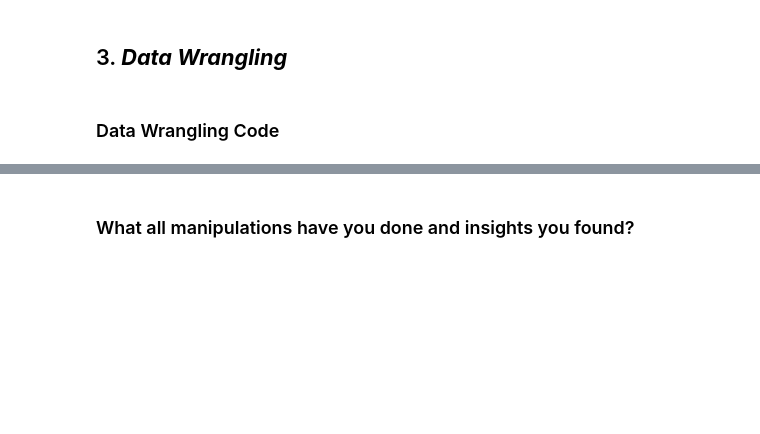
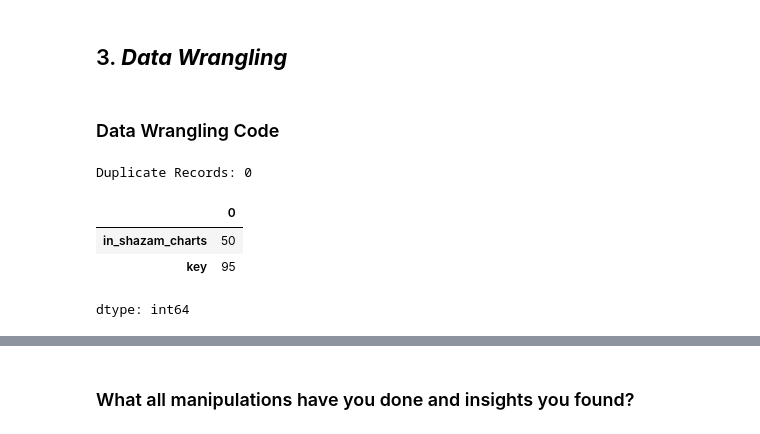
Before and after one commit to bhumika0205/Spotify-EDA, a Jupyter notebook: Spotify_EDA_2023.ipynb, the cells around one changed output, grey strips where cells are left out. Saved outputs shown, nothing was run; the diff lists cells and outputs as text; code cells hidden in the pictures; blank space fills up the shorter version.

Commit message:
Data Wrangling

```diff
--- a/Spotify_EDA_2023.ipynb
+++ b/Spotify_EDA_2023.ipynb
@@ -286,0 +285,17 @@ dtype: int64
+# %%
+df_clean = df.copy()
+# %%
+#checking for duplicate records
+duplicate_count = df_clean.duplicated().sum()
+print("Duplicate Records:", duplicate_count)
+# %% [output]
+Duplicate Records: 0
+# %%
+#checking for missing data
+missing_values = df_clean.isnull().sum()
+missing_values[missing_values > 0]
+# %% [output]
+|  | 0 |
+| in_shazam_charts | 50 |
+| key | 95 |
+dtype: int64
```
Also changed, not shown: parts of 10 cells of this notebook.
